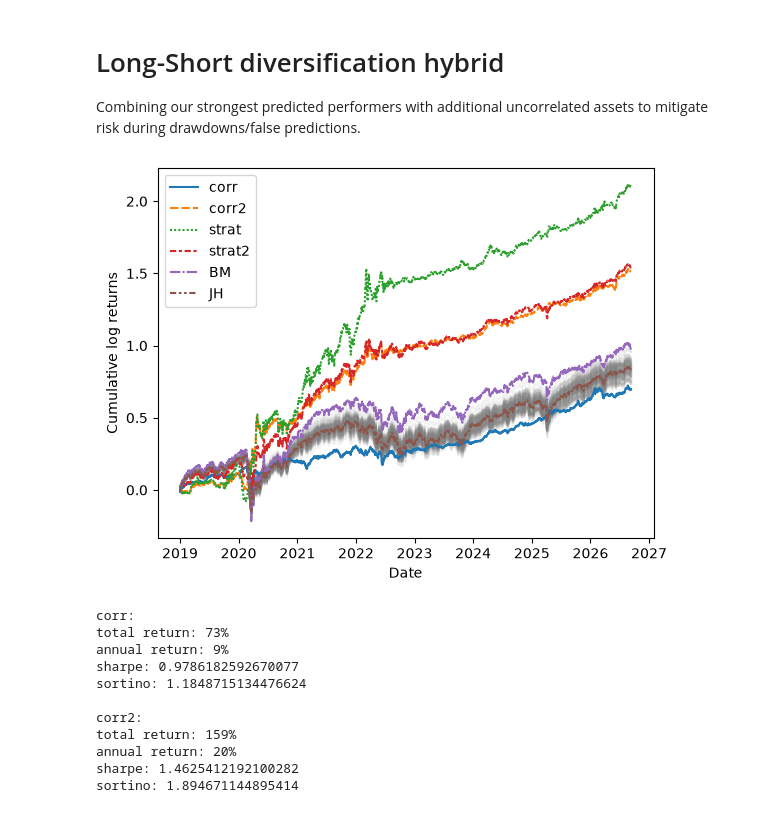
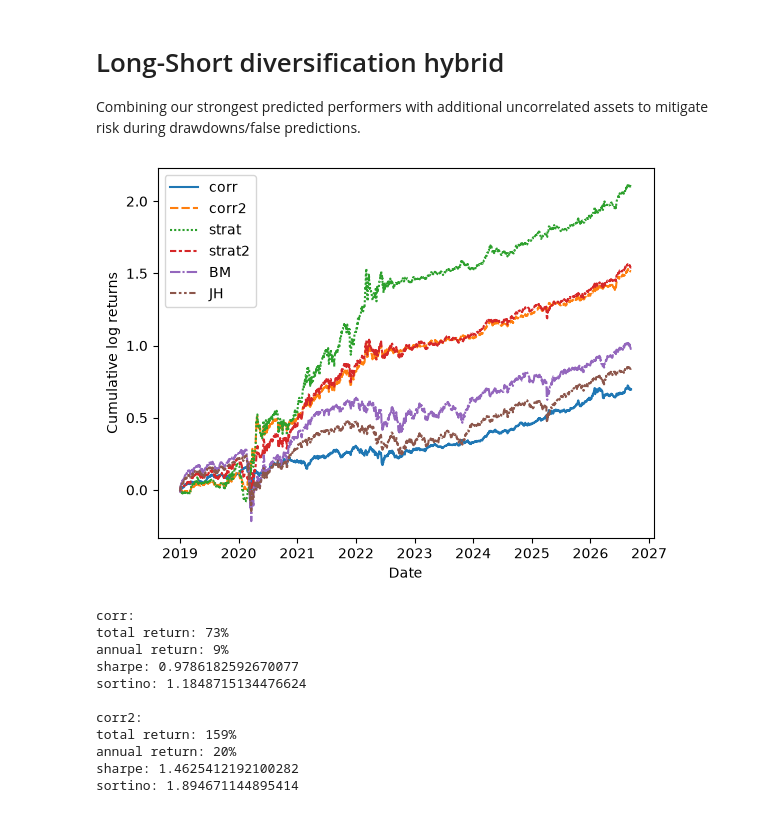
Before and after one commit to sl9998/regime-identification, a Jupyter notebook: Notebooks/backtesting.ipynb, the cells around one changed output. Saved outputs shown, nothing was run; the diff lists cells and outputs as text; code cells hidden in the pictures.

```diff
--- a/Notebooks/backtesting.ipynb
+++ b/Notebooks/backtesting.ipynb
@@ -253,10 +254,10 @@ corr_strat2.loc[["LQD", "XLP", "XLU"], 3] = 1
 # %%
 # Test again
 strat_dfs = backtest_strategies(etfs, condition_col = "cluster",
                                   strategies = {"corr": corr_strat, "corr2": corr_strat2, "strat": strategy, "strat2": strategy2, "BM": bm, "JH": jh},
-                                  start_date = split_date, plot = True, simulate_rb = 100)
+                                  start_date = split_date, plot = True)
 # %% [output]
-[figure, old version]
+[figure, new version]
 # %%
 for name, df in strat_dfs.items():
     print(f"\n{name}:")
```
Also changed, not shown: parts of 10 cells of this notebook, 1 other file.
